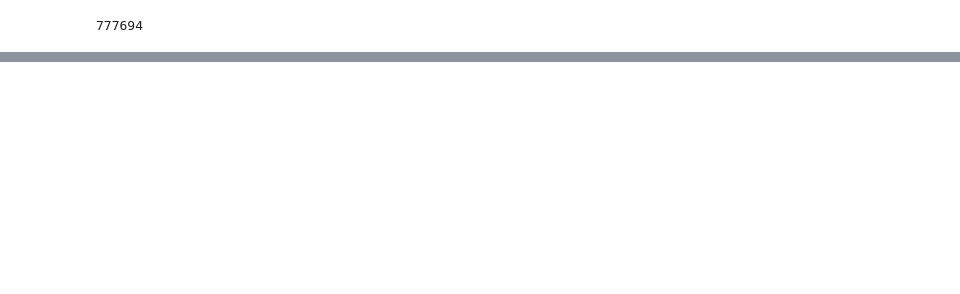
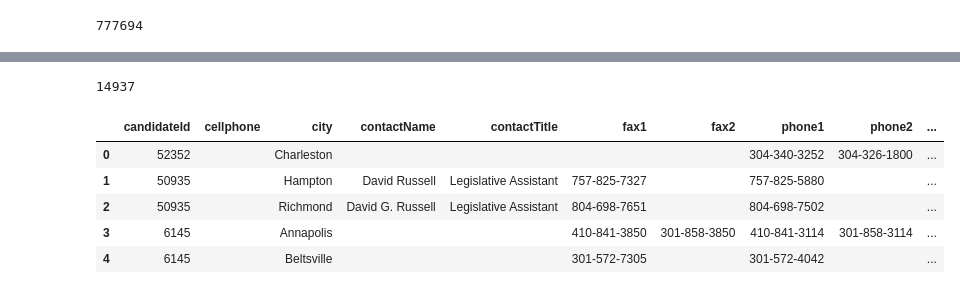
Before and after one commit to saffrydaffry/w210_imwithdata, a Jupyter notebook: notebooks/Sunlight_API_Exploration.ipynb, the cells around one changed output, grey strips where cells are left out. Cells and saved outputs as stored; diff of their text form; code cells hidden in the pictures; blank space fills up the shorter version.

```diff
--- a/notebooks/Sunlight_API_Exploration.ipynb
+++ b/notebooks/Sunlight_API_Exploration.ipynb
@@ -279,0 +296,43 @@ set(candidate_ids[:25000])
+# %%
+all_addresses = []
+
+for cid in candidate_ids:
+    try:
+        addresses = votesmart.address.getOffice(cid)
+        for addr in addresses:
+            new_record = {
+                'candidateId' : cid,
+                'contactName' : addr.contactName ,
+                'contactTitle' : addr.contactTitle,
+                'street' : addr.street ,
+                'city' : addr.city,
+                'state' : addr.state ,
+                'zip' : addr.zip ,
+                'phone1' : addr.phone1 ,
+                'phone2' : addr.phone2 ,
+                'type' : addr.type ,
+                'typeId' : addr.typeId ,
+                'fax1' : addr.fax1 ,
+                'fax2' : addr.fax2,
+                'tollFree' : addr.tollFree ,
+                'ttyd' : addr.ttyd ,
+                'cellphone' : addr.cellphone
+            }
+            all_addresses.append(new_record)
+
+    except:
+        pass
+
+all_addresses_df = pd.DataFrame(all_addresses)
+all_addresses_df.to_csv('/Users/brosskatz/PycharmProjects/rzst/w210_imwithdata/imwithdata/data/static_data/votesmart_officials_addresses.csv')
+# %%
+print(len(all_addresses_df))
+all_addresses_df.head()
+# %% [output]
+14937
+|  | candidateId | cellphone | city | contactName | contactTitle | fax1 | fax2 | phone1 | phone2 | ... |
+| 0 | 52352 |  | Charleston |  |  |  |  | 304-340-3252 | 304-326-1800 | ... |
+| 1 | 50935 |  | Hampton | David Russell | Legislative Assistant | 757-825-7327 |  | 757-825-5880 |  | ... |
+| 2 | 50935 |  | Richmond | David G. Russell | Legislative Assistant | 804-698-7651 |  | 804-698-7502 |  | ... |
+| 3 | 6145 |  | Annapolis |  |  | 410-841-3850 | 301-858-3850 | 410-841-3114 | 301-858-3114 | ... |
+| 4 | 6145 |  | Beltsville |  |  | 301-572-7305 |  | 301-572-4042 |  | ... |
```
Also changed, not shown: parts of 10 cells of this notebook, 37 other files.
